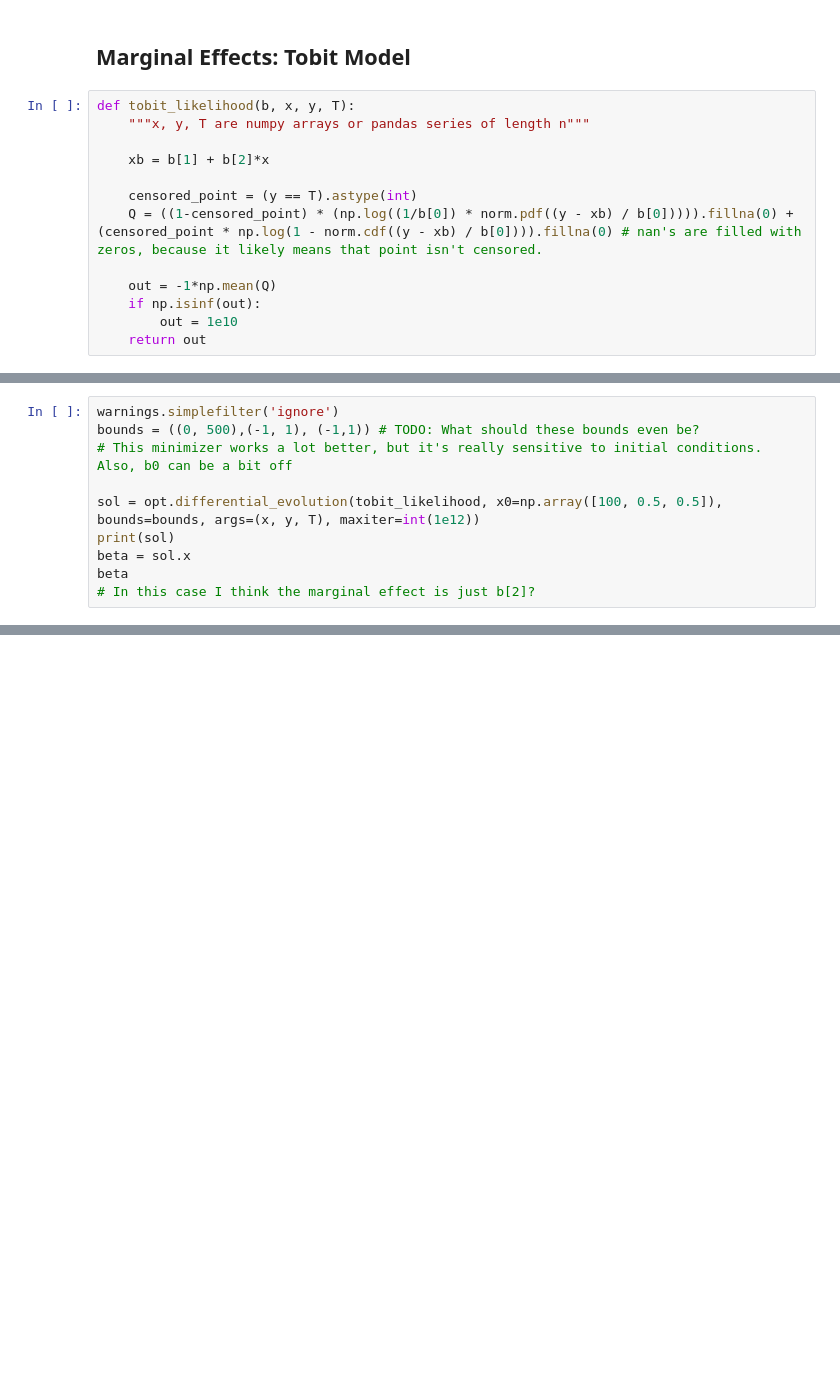
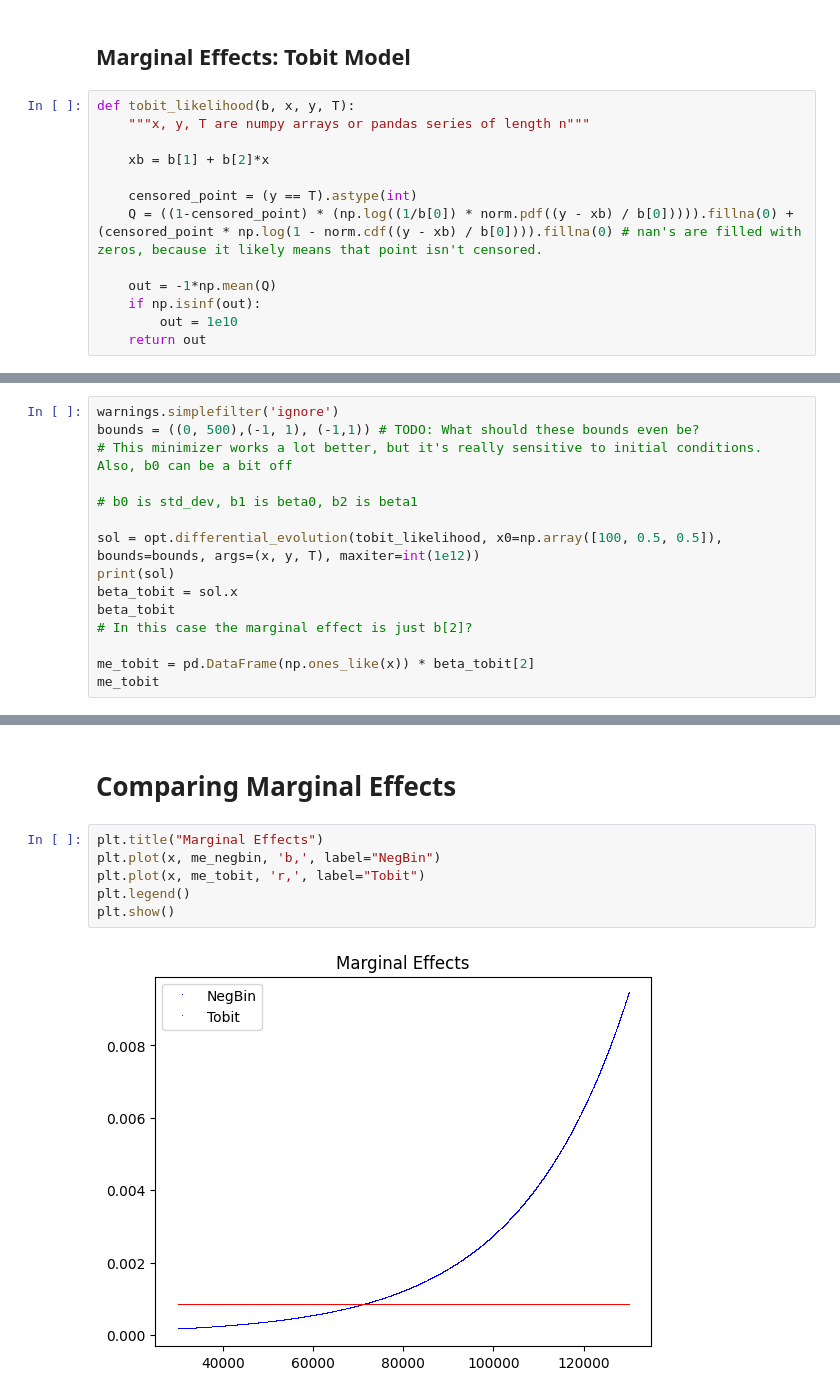
Before and after one commit to mraystaf/Econ588Project, a Jupyter notebook: NegativeBinomial_Likelihood.ipynb, the cells around one changed output, grey strips where cells are left out. Drawn from its saved outputs; the diff is of its cells as text; blank space fills up the shorter version.

```diff
--- a/NegativeBinomial_Likelihood.ipynb
+++ b/NegativeBinomial_Likelihood.ipynb
@@ -152,11 +120,16 @@ warnings.simplefilter('ignore')
 bounds = ((0, 500),(-1, 1), (-1,1)) # TODO: What should these bounds even be?
 # This minimizer works a lot better, but it's really sensitive to initial conditions. Also, b0 can be a bit off
 
+# b0 is std_dev, b1 is beta0, b2 is beta1
+
 sol = opt.differential_evolution(tobit_likelihood, x0=np.array([100, 0.5, 0.5]), bounds=bounds, args=(x, y, T), maxiter=int(1e12))
 print(sol)
-beta = sol.x
-beta
-# In this case I think the marginal effect is just b[2]?
+beta_tobit = sol.x
+beta_tobit
+# In this case the marginal effect is just b[2]?
+
+me_tobit = pd.DataFrame(np.ones_like(x)) * beta_tobit[2]
+me_tobit
 # %% [output]
              message: Optimization terminated successfully.
              success: True
@@ -174,0 +160,10 @@ array([6.86404774e+01, 4.01667244e-01, 7.85564571e-04])
+# %% [markdown]
+# Comparing Marginal Effects
+# %%
+plt.title("Marginal Effects")
+plt.plot(x, me_negbin, 'b,', label="NegBin")
+plt.plot(x, me_tobit, 'r,', label="Tobit")
+plt.legend()
+plt.show()
+# %% [output]
+[figure, added]
```
Also changed, not shown: parts of 14 cells of this notebook.
